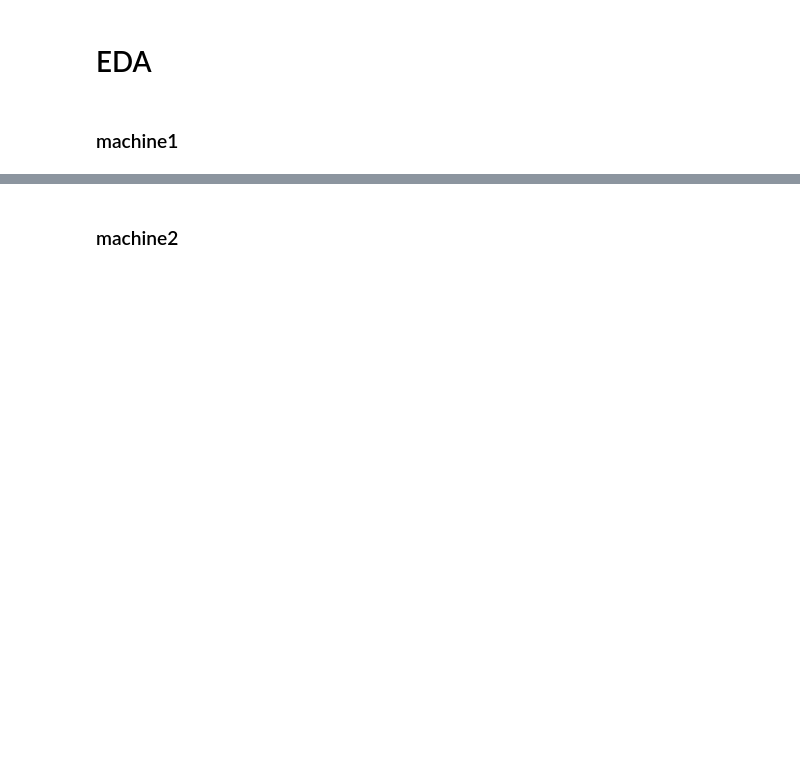
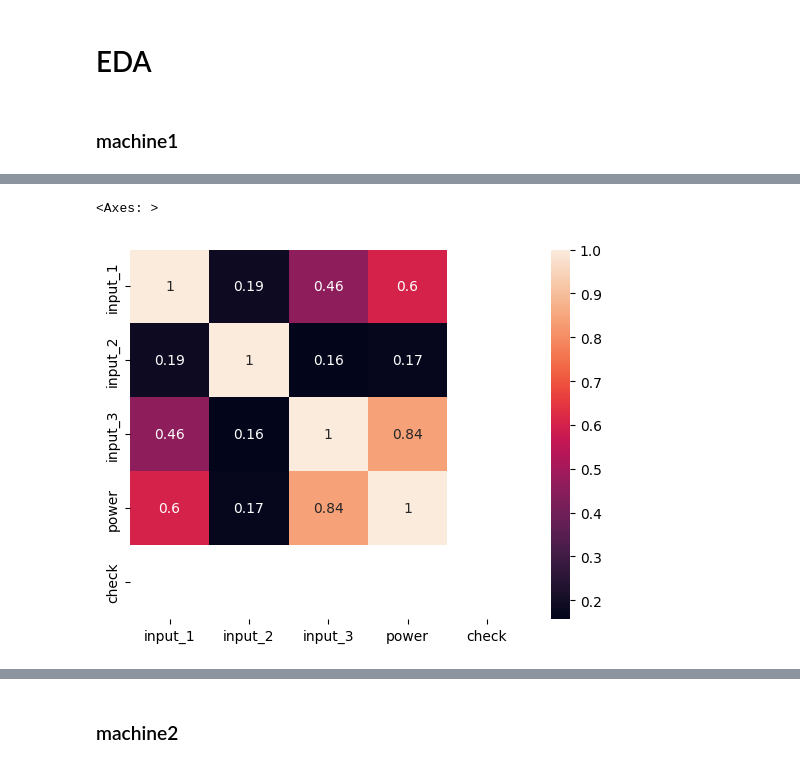
Before and after one commit to Zeeshan-99/Power_Optimization, a Jupyter notebook: Power_consumptions_Optimization.ipynb, the cells around one changed output, grey strips where cells are left out. Drawn from its saved outputs; the diff is of its cells as text; code cells hidden in the pictures; blank space fills up the shorter version.

```diff
--- a/Power_consumptions_Optimization.ipynb
+++ b/Power_consumptions_Optimization.ipynb
@@ -44 +65,7 @@ machine2 shape : (46, 5)
+# %%
+machine1_corr_mat= machine1_df.corr()
+sns.heatmap(machine1_corr_mat, annot=True)
+# %% [output]
+<Axes: >
+[figure, added]
 # %%
```
Also changed, not shown: parts of 24 cells of this notebook.
